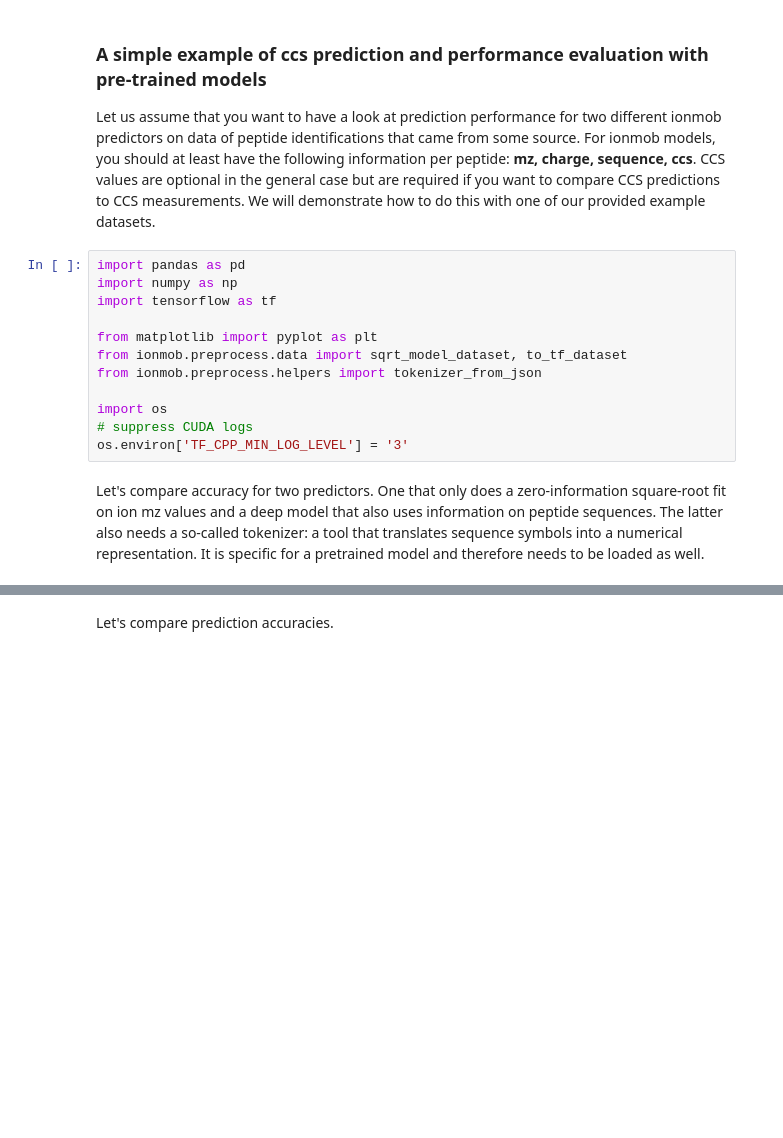
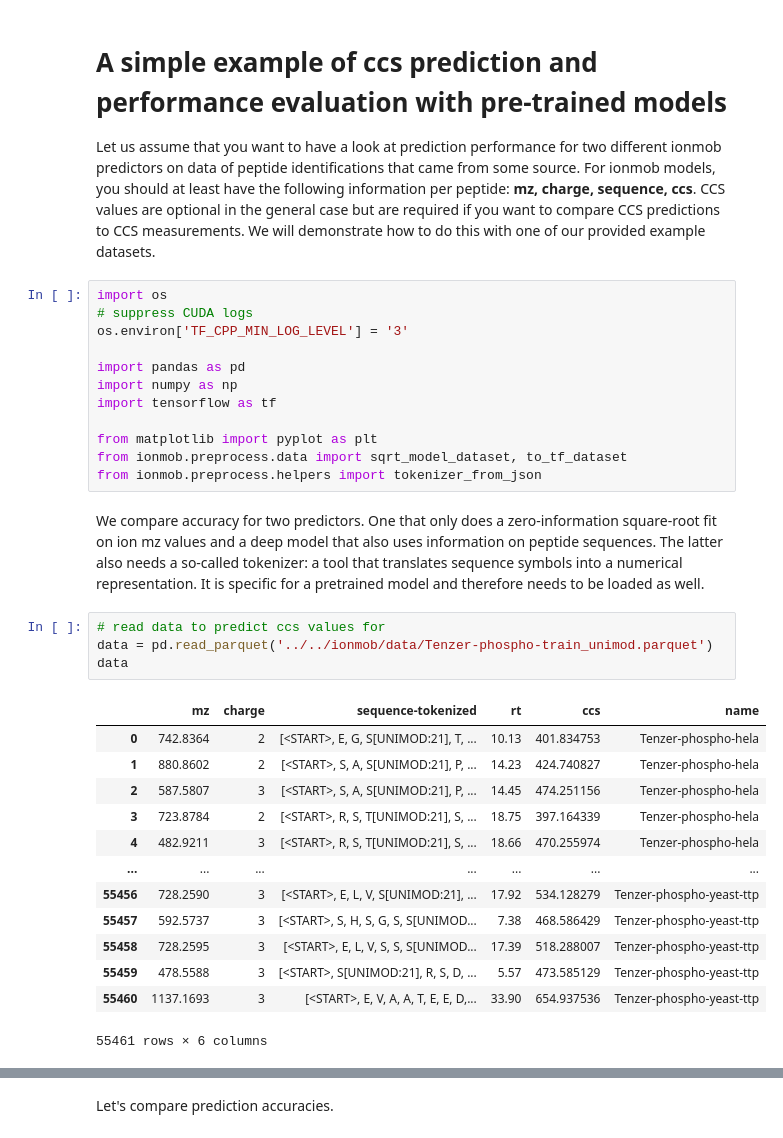
Before and after one commit to theGreatHerrLebert/ionmob, a Jupyter notebook: notebook/CheckAccuracy.ipynb, the cells around one changed output, grey strips where cells are left out. Cells and saved outputs as stored; diff of their text form; blank space fills up the shorter version.

```diff
--- a/notebook/CheckAccuracy.ipynb
+++ b/notebook/CheckAccuracy.ipynb
@@ -1,8 +1,12 @@
 # %% [markdown]
-### A simple example of ccs prediction and performance evaluation with pre-trained models
+# A simple example of ccs prediction and performance evaluation with pre-trained models
 
 Let us assume that you want to have a look at prediction performance for two different ionmob predictors on data of peptide identifications that came from some source. For ionmob models, you should at least have the following information per peptide: **mz, charge, sequence, ccs**. CCS values are optional in the general case but are required if you want to compare CCS predictions to CCS measurements. We will demonstrate how to do this with one of our provided example datasets.
 # %%
+import os
+# suppress CUDA logs
+os.environ['TF_CPP_MIN_LOG_LEVEL'] = '3'
+
 import pandas as pd
 import numpy as np
 import tensorflow as tf
@@ -10,10 +14,24 @@ import tensorflow as tf
 from matplotlib import pyplot as plt
 from ionmob.preprocess.data import sqrt_model_dataset, to_tf_dataset
 from ionmob.preprocess.helpers import tokenizer_from_json
-
-import os
-# suppress CUDA logs
-os.environ['TF_CPP_MIN_LOG_LEVEL'] = '3'
 # %% [markdown]
-Let's compare accuracy for two predictors. One that only does a zero-information square-root fit on ion mz values and a deep model that also uses information on peptide sequences. The latter also needs a so-called tokenizer: a tool that translates sequence symbols into a numerical representation. It is specific for a pretrained model and therefore needs to be loaded as well.
+We compare accuracy for two predictors. One that only does a zero-information square-root fit on ion mz values and a deep model that also uses information on peptide sequences. The latter also needs a so-called tokenizer: a tool that translates sequence symbols into a numerical representation. It is specific for a pretrained model and therefore needs to be loaded as well.
+# %%
+# read data to predict ccs values for
+data = pd.read_parquet('../../ionmob/data/Tenzer-phospho-train_unimod.parquet')
+data
+# %% [output]
+|  | mz | charge | sequence-tokenized | rt | ccs | name |
+| 0 | 742.8364 | 2 | [<START>, E, G, S[UNIMOD:21], T, ... | 10.13 | 401.834753 | Tenzer-phospho-hela |
+| 1 | 880.8602 | 2 | [<START>, S, A, S[UNIMOD:21], P, ... | 14.23 | 424.740827 | Tenzer-phospho-hela |
+| 2 | 587.5807 | 3 | [<START>, S, A, S[UNIMOD:21], P, ... | 14.45 | 474.251156 | Tenzer-phospho-hela |
+| 3 | 723.8784 | 2 | [<START>, R, S, T[UNIMOD:21], S, ... | 18.75 | 397.164339 | Tenzer-phospho-hela |
+| 4 | 482.9211 | 3 | [<START>, R, S, T[UNIMOD:21], S, ... | 18.66 | 470.255974 | Tenzer-phospho-hela |
+| ... | ... | ... | ... | ... | ... | ... |
+| 55456 | 728.2590 | 3 | [<START>, E, L, V, S[UNIMOD:21], ... | 17.92 | 534.128279 | Tenzer-phospho-yeast-ttp |
+| 55457 | 592.5737 | 3 | [<START>, S, H, S, G, S, S[UNIMOD... | 7.38 | 468.586429 | Tenzer-phospho-yeast-ttp |
+| 55458 | 728.2595 | 3 | [<START>, E, L, V, S, S, S[UNIMOD... | 17.39 | 518.288007 | Tenzer-phospho-yeast-ttp |
+| 55459 | 478.5588 | 3 | [<START>, S[UNIMOD:21], R, S, D, ... | 5.57 | 473.585129 | Tenzer-phospho-yeast-ttp |
+| 55460 | 1137.1693 | 3 | [<START>, E, V, A, A, T, E, E, D,... | 33.90 | 654.937536 | Tenzer-phospho-yeast-ttp |
+55461 rows × 6 columns
 # %%
```
Also changed, not shown: parts of 4 cells of this notebook, 4 other files.
